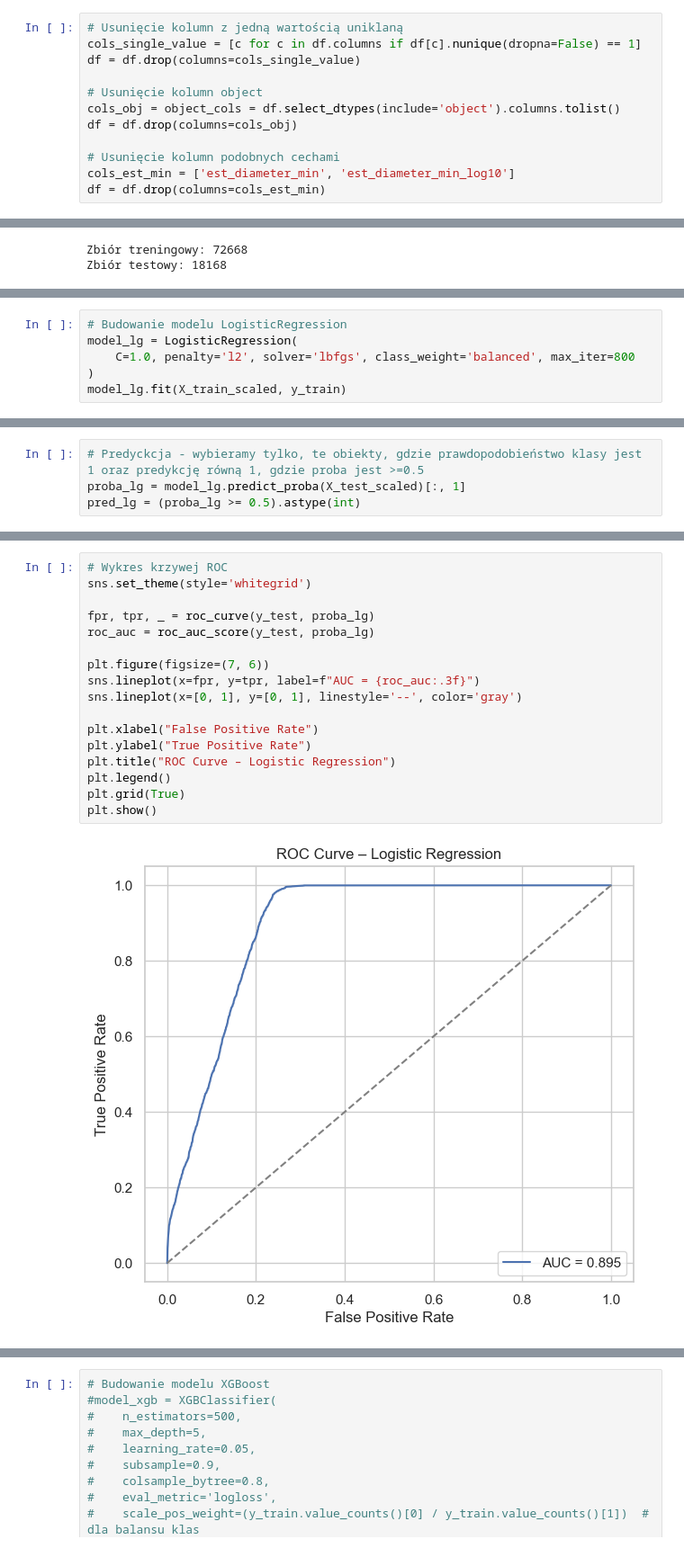
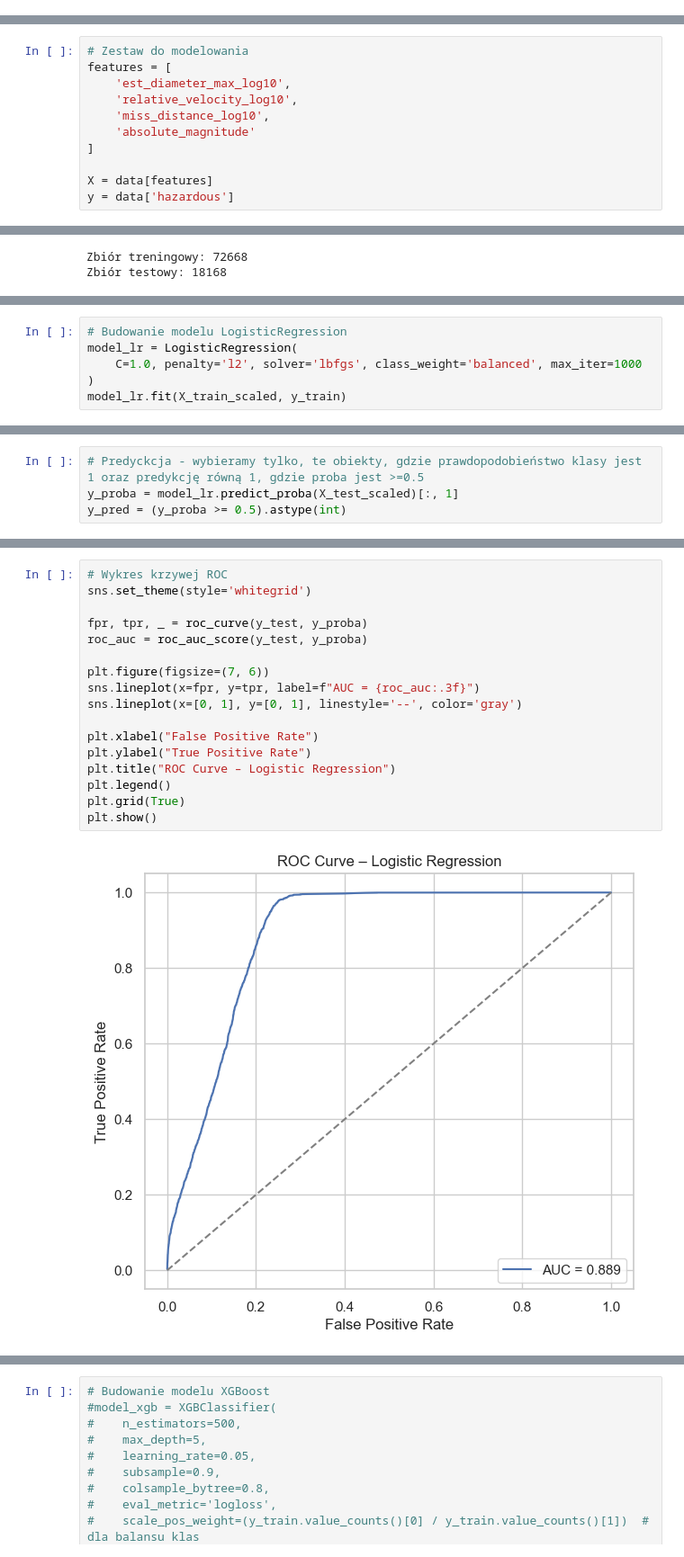
Before and after one commit to Grzegorz833/projekty, a Jupyter notebook: klasyfikacja_nasa_neo/NASA_NEO_ML.ipynb, the cells around one changed output, grey strips where cells are left out. Shown at 90% size. Drawn from its saved outputs; the diff is of its cells as text.

```diff
--- a/klasyfikacja_nasa_neo/NASA_NEO_ML.ipynb
+++ b/klasyfikacja_nasa_neo/NASA_NEO_ML.ipynb
@@ -380,12 +453,0 @@ df['hazardous'] = df['hazardous'].astype(int)
-# %%
-# Usunięcie kolumn z jedną wartością uniklaną
-cols_single_value = [c for c in df.columns if df[c].nunique(dropna=False) == 1]
-df = df.drop(columns=cols_single_value)
-
-# Usunięcie kolumn object
-cols_obj = object_cols = df.select_dtypes(include='object').columns.tolist()
-df = df.drop(columns=cols_obj)
-
-# Usunięcie kolumn podobnych cechami
-cols_est_min = ['est_diameter_min', 'est_diameter_min_log10']
-df = df.drop(columns=cols_est_min)
@@ -429,3 +468,14 @@ y = data['hazardous']
+# %%
+# Zestaw do modelowania
+features = [
+    'est_diameter_max_log10',
+    'relative_velocity_log10',
+    'miss_distance_log10',
+    'absolute_magnitude'
+]
+
+X = data[features]
+y = data['hazardous']
 # %%
 # Podział na zbór treningowy i testowy
 X_train, X_test, y_train, y_test = train_test_split(X, y, test_size=0.2, random_state=42, stratify=y)
@@ -464,7 +521,7 @@ print(X_test_scaled)
 # %%
 # Budowanie modelu LogisticRegression
-model_lg = LogisticRegression(
-    C=1.0, penalty='l2', solver='lbfgs', class_weight='balanced', max_iter=800
+model_lr = LogisticRegression(
+    C=1.0, penalty='l2', solver='lbfgs', class_weight='balanced', max_iter=1000
 )
-model_lg.fit(X_train_scaled, y_train)
+model_lr.fit(X_train_scaled, y_train)
 # %% [output]
@@ -472,4 +535,4 @@ LogisticRegression(class_weight='balanced', max_iter=800)
 # %%
 # Predyckcja - wybieramy tylko, te obiekty, gdzie prawdopodobieństwo klasy jest 1 oraz predykcję równą 1, gdzie proba jest >=0.5
-proba_lg = model_lg.predict_proba(X_test_scaled)[:, 1]
-pred_lg = (proba_lg >= 0.5).astype(int)
+y_proba = model_lr.predict_proba(X_test_scaled)[:, 1]
+y_pred = (y_proba >= 0.5).astype(int)
@@ -513,19 +589,19 @@ weighted avg       0.93      0.79      0.83     18168
 # %%
 # Wykres krzywej ROC
 sns.set_theme(style='whitegrid')
 
-fpr, tpr, _ = roc_curve(y_test, proba_lg)
-roc_auc = roc_auc_score(y_test, proba_lg)
+fpr, tpr, _ = roc_curve(y_test, y_proba)
+roc_auc = roc_auc_score(y_test, y_proba)
 
 plt.figure(figsize=(7, 6))
 sns.lineplot(x=fpr, y=tpr, label=f"AUC = {roc_auc:.3f}")
 sns.lineplot(x=[0, 1], y=[0, 1], linestyle='--', color='gray')
 
 plt.xlabel("False Positive Rate")
 plt.ylabel("True Positive Rate")
 plt.title("ROC Curve – Logistic Regression")
 plt.legend()
 plt.grid(True)
 plt.show()
 # %% [output]
-[figure, old version]
+[figure, new version]
```
Also changed, not shown: parts of 78 cells of this notebook.
